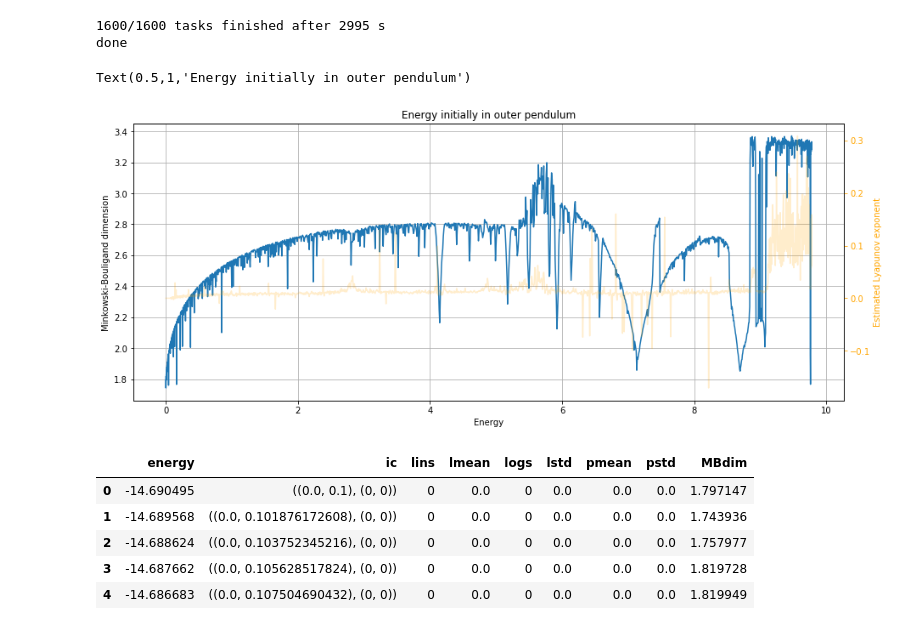
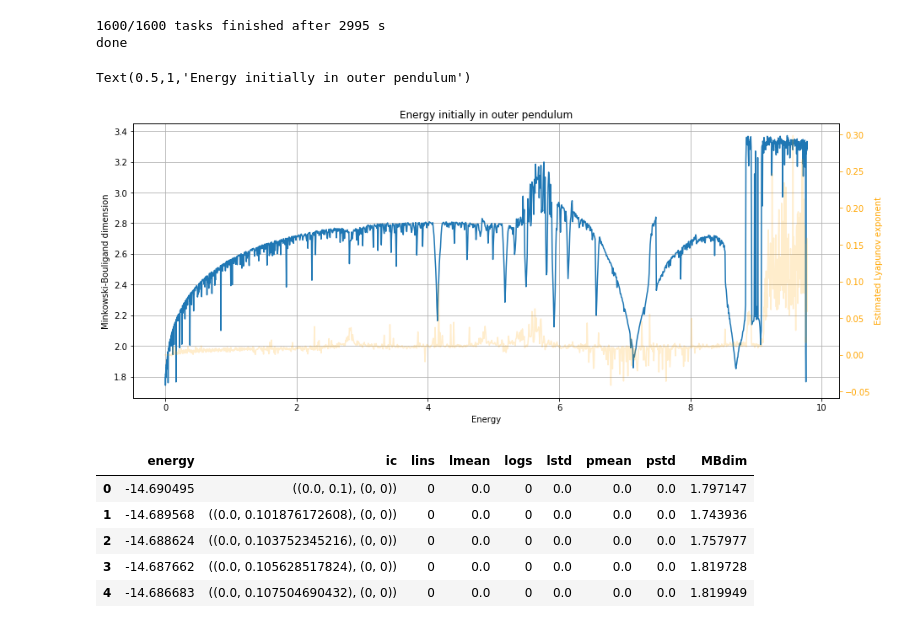
Before and after one commit to tachycline/multipendulum, a Jupyter notebook: Box counting.ipynb, the cells around one changed output. Cells and saved outputs as stored; diff of their text form; code cells hidden in the pictures.

```diff
--- a/Box counting.ipynb
+++ b/Box counting.ipynb
@@ -527,24 +527,24 @@ bdres_theta1.wait_interactive()
 1600/1600 tasks finished after 2995 s
 done
 # %%
-datadf = pd.read_pickle("theta1-1600-20.pkl")
+datadf = pd.read_pickle("theta1-1600-100.pkl")
 ax = plt.plot(datadf.energy-datadf.energy.iloc[0], bdres_theta1.r, label="Minkowski-Bouligand dimension")
 plt.grid()
 fig = plt.gcf()
 ax = plt.gca()
 fig.set_figheight(6)
 fig.set_figwidth(15)
 ax.set_ylabel("Minkowski-Bouligand dimension")
 ax.set_xlabel("Energy")
 
 ax2 = ax.twinx()
 ax2.plot(datadf.energy-datadf.energy.iloc[0], datadf.lmean, color="orange", alpha=0.2)
 ax2.set_ylabel("Estimated Lyapunov exponent", color="orange")
 ax2.tick_params("y", colors="orange")
 ax.set_title("Energy initially in outer pendulum")
 # %% [output]
 Text(0.5,1,'Energy initially in outer pendulum')
-[figure, old version]
+[figure, new version]
 # %%
 datadf['MBdim'] = bdres_theta1.r
 # %%
```
Also changed, not shown: parts of 1 cell of this notebook, 8 other files.
